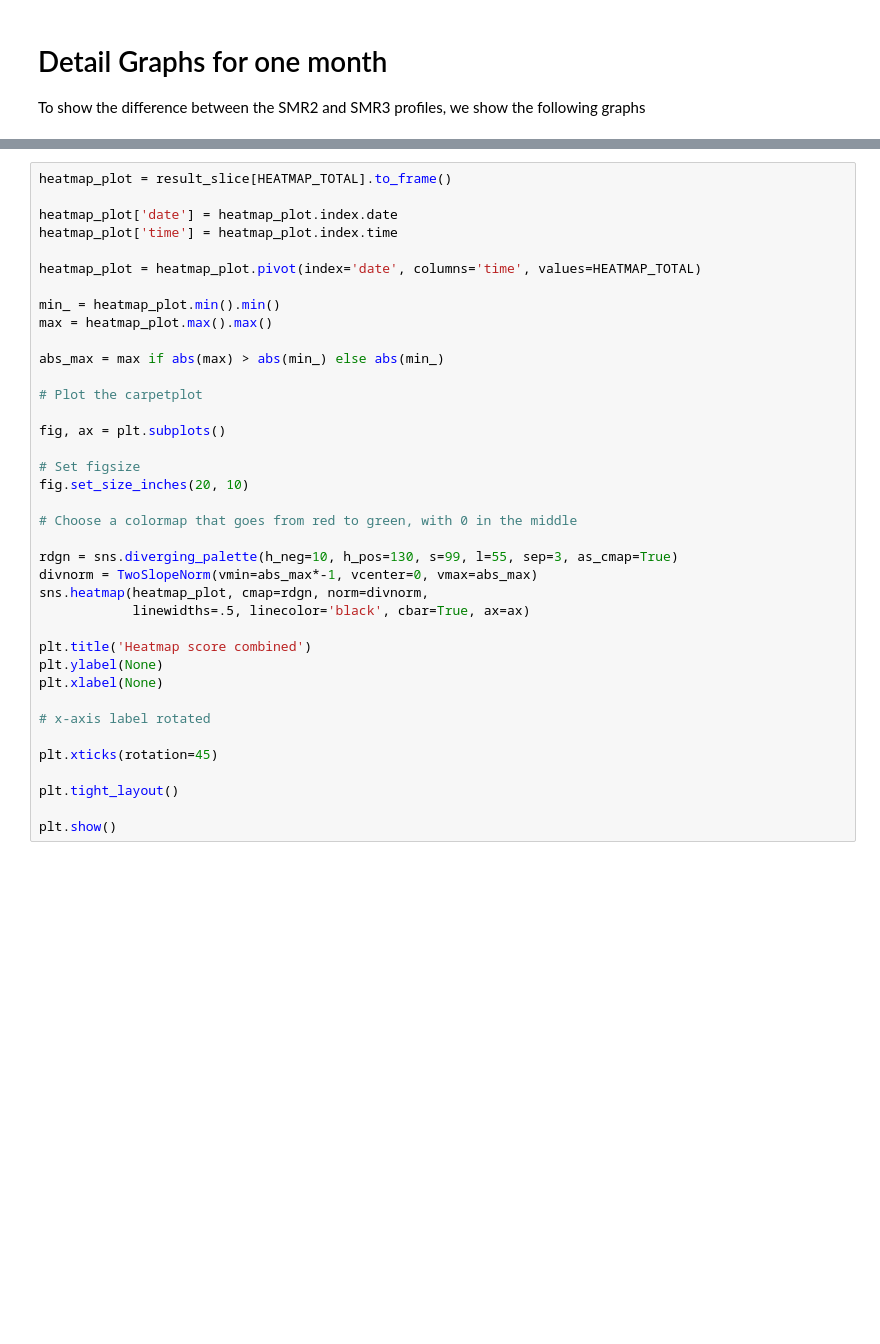
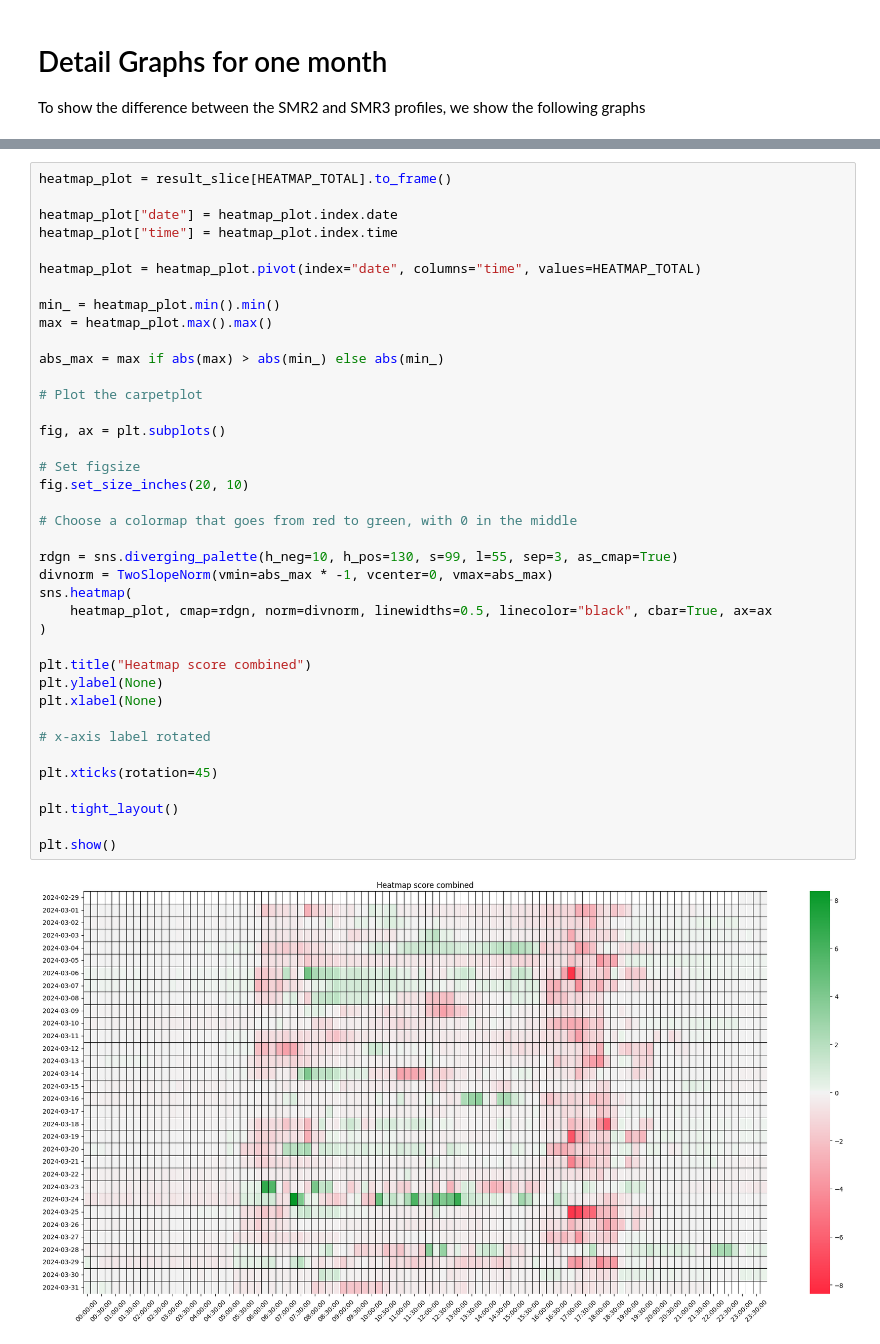
Before and after one commit to EnergieID/OpenEnergyID, a Jupyter notebook: demo_dyntar_analysis.ipynb, the cells around one changed output, grey strips where cells are left out. Drawn from its saved outputs; the diff is of its cells as text; blank space fills up the shorter version.

```diff
--- a/demo_dyntar_analysis.ipynb
+++ b/demo_dyntar_analysis.ipynb
@@ -151,38 +216,41 @@ plt.show()
 # %%
 heatmap_plot = result_slice[HEATMAP_TOTAL].to_frame()
 
-heatmap_plot['date'] = heatmap_plot.index.date
-heatmap_plot['time'] = heatmap_plot.index.time
+heatmap_plot["date"] = heatmap_plot.index.date
+heatmap_plot["time"] = heatmap_plot.index.time
 
-heatmap_plot = heatmap_plot.pivot(index='date', columns='time', values=HEATMAP_TOTAL)
+heatmap_plot = heatmap_plot.pivot(index="date", columns="time", values=HEATMAP_TOTAL)
 
 min_ = heatmap_plot.min().min()
 max = heatmap_plot.max().max()
 
 abs_max = max if abs(max) > abs(min_) else abs(min_)
 
 # Plot the carpetplot
 
 fig, ax = plt.subplots()
 
 # Set figsize
 fig.set_size_inches(20, 10)
 
 # Choose a colormap that goes from red to green, with 0 in the middle
 
 rdgn = sns.diverging_palette(h_neg=10, h_pos=130, s=99, l=55, sep=3, as_cmap=True)
-divnorm = TwoSlopeNorm(vmin=abs_max*-1, vcenter=0, vmax=abs_max)
-sns.heatmap(heatmap_plot, cmap=rdgn, norm=divnorm,
-            linewidths=.5, linecolor='black', cbar=True, ax=ax)
+divnorm = TwoSlopeNorm(vmin=abs_max * -1, vcenter=0, vmax=abs_max)
+sns.heatmap(
+    heatmap_plot, cmap=rdgn, norm=divnorm, linewidths=0.5, linecolor="black", cbar=True, ax=ax
+)
 
-plt.title('Heatmap score combined')
+plt.title("Heatmap score combined")
 plt.ylabel(None)
 plt.xlabel(None)
 
 # x-axis label rotated
 
 plt.xticks(rotation=45)
 
 plt.tight_layout()
 
 plt.show()
+# %% [output]
+[figure, added]
```
Also changed, not shown: parts of 9 cells of this notebook, 28 other files.
